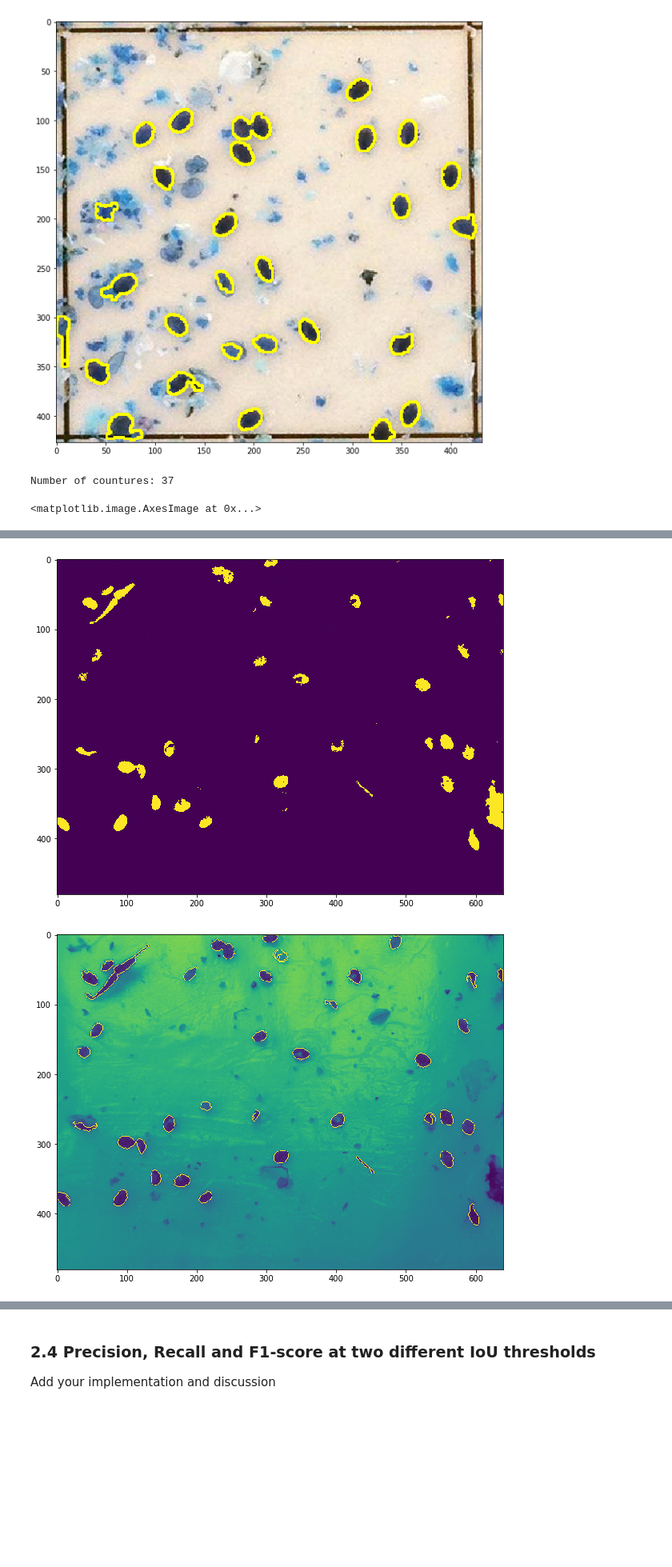
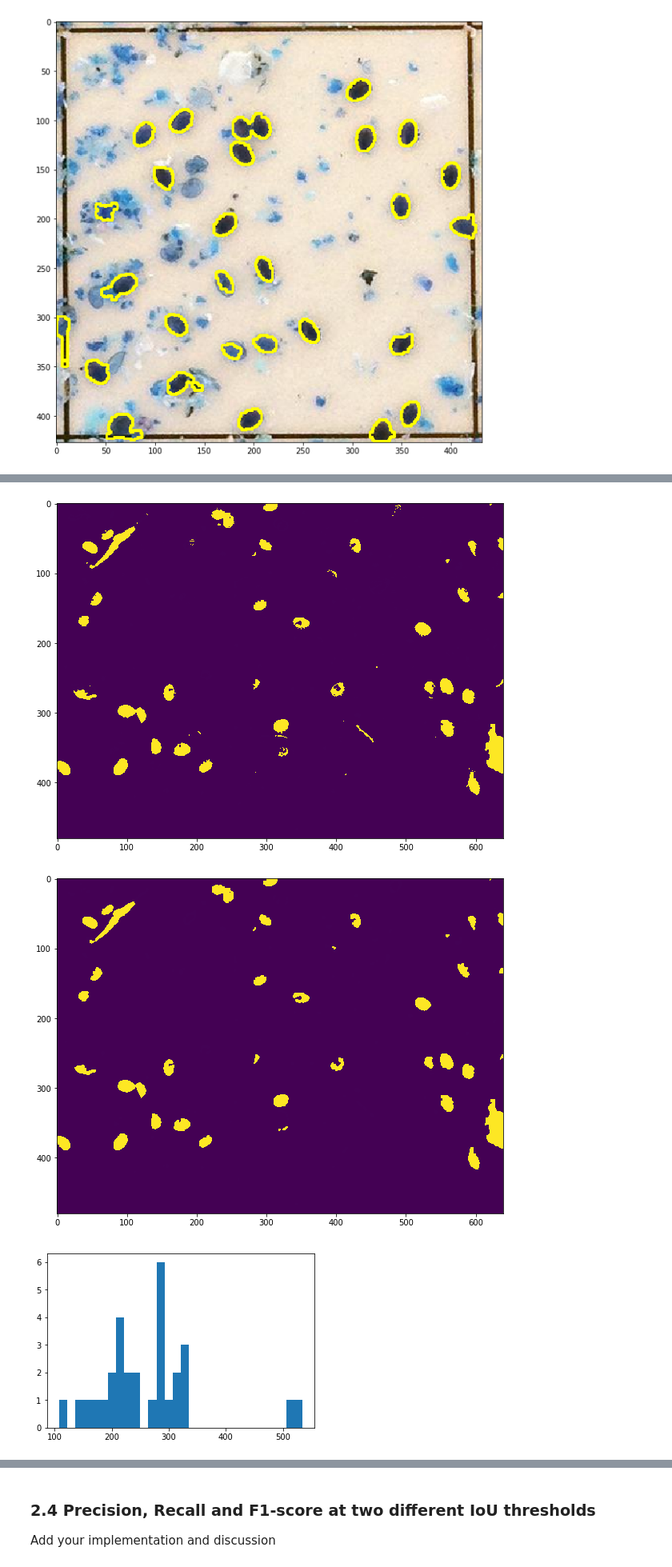
Before and after one commit to JelenaBanjac/image-analysis, a Jupyter notebook: labs/lab_01_segmentation.ipynb, the cells around one changed output, grey strips where cells are left out. Shown at 80% size. Cells and saved outputs as stored; diff of their text form; code cells hidden in the pictures; blank space fills up the shorter version.

```diff
--- a/labs/lab_01_segmentation.ipynb
+++ b/labs/lab_01_segmentation.ipynb
@@ -366,6 +366,8 @@ Number of countures: 28
 [figure]
 [figure]
 # %%
+%matplotlib inline
+
 image3 = cv2.imread(f"{os.path.join(data_path, 'varroa-03')}.jpg", 0)
 plt.figure(figsize=(10,10))
 plt.imshow(image3)
@@ -377,50 +379,53 @@ plt.figure(figsize=(10,10))
 plt.imshow(th_gauss)
 
 # Color
-th_color = cv2.inRange(image3, 0, 50)
+th_color = cv2.inRange(image3, 0, 65)
 
 # United
 img_bin = th_gauss|th_color
 
 #bugy_detection(th3, 180,700, 0, 80, 80, 151)
 # # gray = th3
 # lower_dark = 0
 # upper_dark = 80
 # lower_shine = 80
 # upper_shine = 151
-upper_contour_area = 1000
-lower_contour_area = 60
+upper_contour_area = 700
+lower_contour_area = 100
 # image = image3
 
 #img_bin = dst = cv2.addWeighted(image3,0.7,th_gauss,0.7,0) # image3&th
 plt.figure(figsize=(10,10))
 plt.imshow(img_bin)
 
 #print(my_unit_circle(9))
-# kernel1 = my_unit_circle(3)
-# kernel2 = my_unit_circle(3)
-# #np.ones([8,8])
-# img_bin = cv2.erode(img_bin, np.uint8(kernel1))
-# img_bin = cv2.dilate(img_bin, np.uint8(kernel2))
-# plt.figure(figsize=(10,10))
-# plt.imshow(img_bin)
+kernel1 = my_unit_circle(3)
+kernel2 = my_unit_circle(3)
+#np.ones([8,8])
+img_bin = cv2.erode(img_bin, np.uint8(kernel1))
+img_bin = cv2.dilate(img_bin, np.uint8(kernel2))
+plt.figure(figsize=(10,10))
+plt.imshow(img_bin)
 
 contours, h = cv2.findContours(img_bin, cv2.RETR_EXTERNAL, cv2.CHAIN_APPROX_SIMPLE)
 
 conture_counter=0
+conture_areas=[]
 for cnt in contours:
-
     if upper_contour_area > cv2.contourArea(cnt) > lower_contour_area:
         cv2.drawContours(image3,[cnt],0,(255,255,0),1)
         conture_counter += 1
+        conture_areas.append(cv2.contourArea(cnt))
 
+plt.show()
+plt.hist(conture_areas, bins=conture_counter)
+plt.show()
 print(f"Number of countures: {conture_counter}")
 plt.figure(figsize=(10,10))
 plt.imshow(image3)
 # %% [output]
-Number of countures: 37
-<matplotlib.image.AxesImage at 0x...>
 [figure]
 [figure]
-[figure, old version]
+[figure, new version]
-[figure, old version]
+[figure, new version]
+[figure, added]
```
Also changed, not shown: parts of 3 cells of this notebook.
